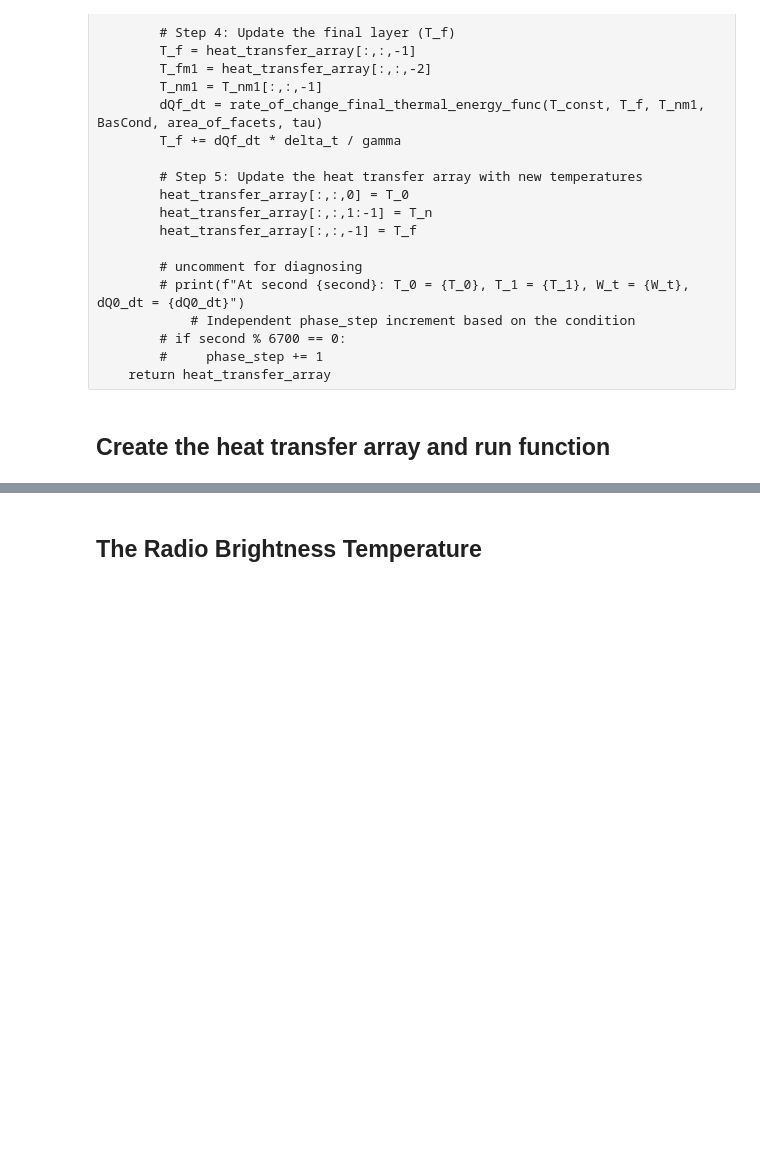
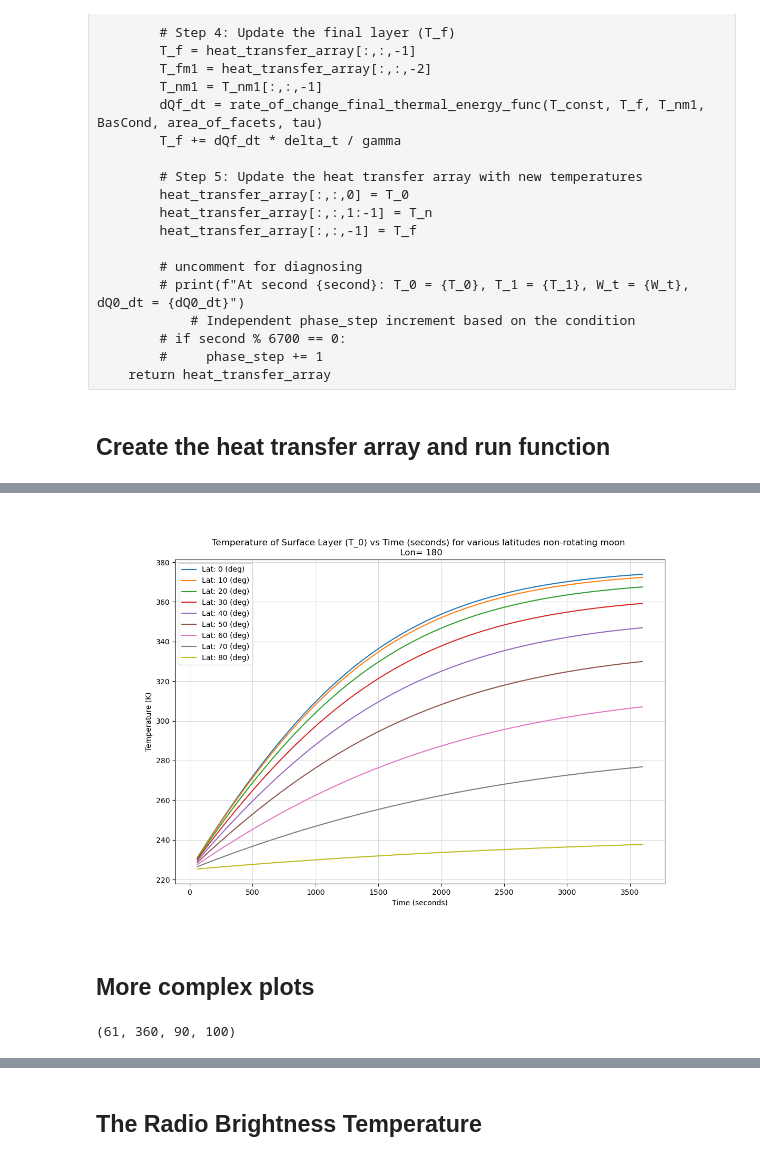
Before and after one commit to sheakes/lunar-temperature-brightness-model, a Jupyter notebook: moon_brightness_temp_sim_v3-single_phase_heat_plots.ipynb, the cells around one changed output, grey strips where cells are left out. Saved outputs shown, nothing was run; the diff lists cells and outputs as text; code cells hidden in the pictures; blank space fills up the shorter version.

```diff
--- a/moon_brightness_temp_sim_v3-single_phase_heat_plots.ipynb
+++ b/moon_brightness_temp_sim_v3-single_phase_heat_plots.ipynb
@@ -596,0 +639,24 @@ plt.legend()
+# %%
+plt.figure(figsize = (12,8))
+
+for index, timestep in enumerate(range(90)):
+    if index % 10 == 0:
+
+    # plt.scatter(timestep, temperature_plotting_array[index,0], color = 'b', alpha = 0.7)#, label = f"{timestep} seconds")
+
+# plt.plot(np.arange(90), temperature_plotting_array[0,0] * np.cos(np.radians(np.arange(90))), label = "cosine func")
+        plt.plot(range(delta_t, int(model_run_time+delta_t), delta_t), temperature_plotting_array[:-1,index], label = f"Lat: {index} (deg)")
+plt.xlabel("Time (seconds)")
+
+# plt.xticks(np.arange(0, 91, 5))
+plt.ylabel("Temperature (K)")
+plt.title("Temperature of Surface Layer (T_0) vs Time (seconds) for various latitudes non-rotating moon \n Lon= 180")
+plt.grid(alpha = 0.5)
+plt.legend()
+plt.savefig("Temperature of Surface Layer (T_0) vs Time (seconds) for various latitudes non-rotating moon.png")
+
+plt.show()
+# %% [output]
+[figure, added]
+# %% [markdown]
+## More complex plots
@@ -596,0 +757,4 @@ plt.legend()
+# %%
+time_heat_transfer_array.shape
+# %% [output]
+(61, 360, 90, 100)
```
Also changed, not shown: parts of 20 cells of this notebook, 15 other files.
